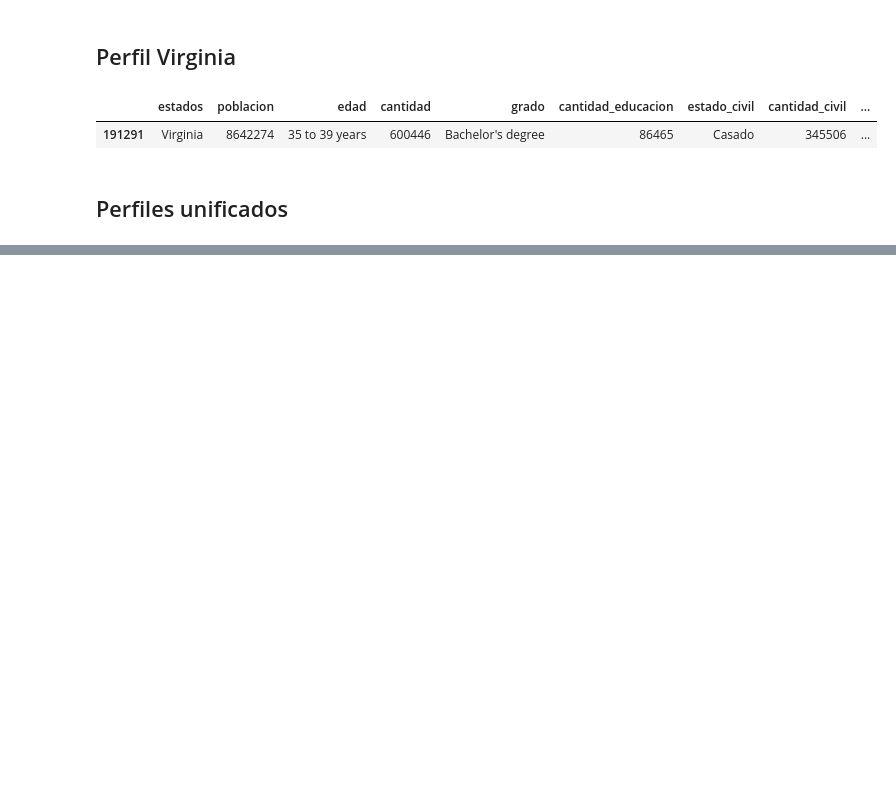
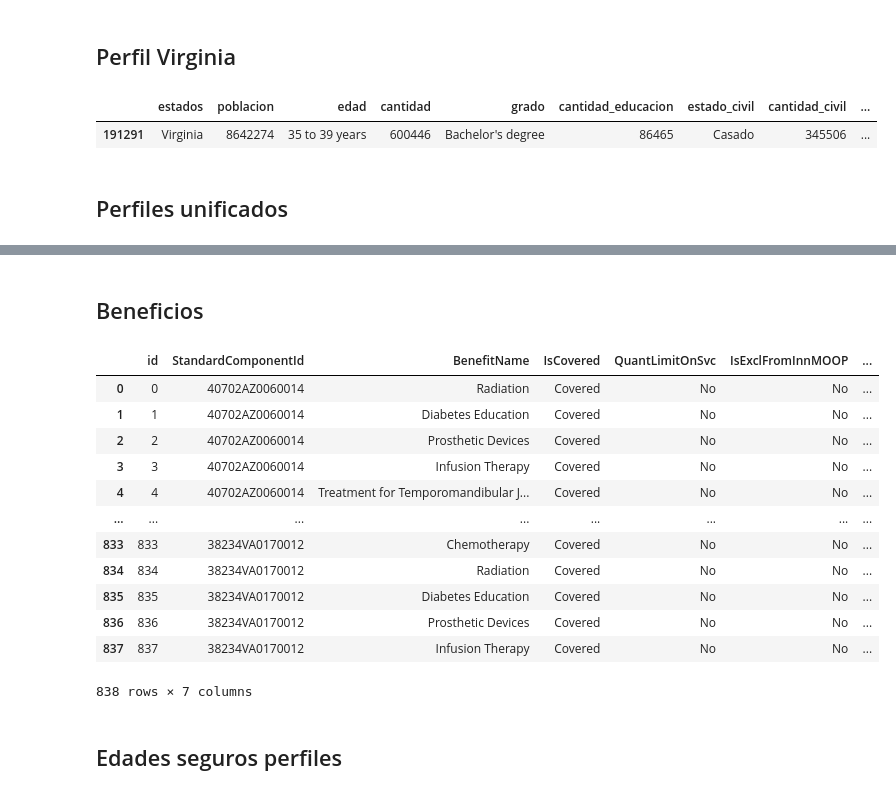
Before and after one commit to Lorena20U/proyect_bi, a Jupyter notebook: etl_nuevo_formato.ipynb, the cells around one changed output, grey strips where cells are left out. Drawn from its saved outputs; the diff is of its cells as text; code cells hidden in the pictures; blank space fills up the shorter version.

```diff
--- a/etl_nuevo_formato.ipynb
+++ b/etl_nuevo_formato.ipynb
@@ -769,0 +1349,49 @@ perfiles
+# %% [markdown]
+## Beneficios
+# %%
+beneficios = pd.read_csv("Benefits.csv")
+# %%
+beneficios = beneficios[beneficios["StateCode"].isin(state_filter)]
+tabla_beneficios = pd.merge(planes_perfiles_unificado["id"],beneficios, how="left", left_on="id", right_on="StandardComponentId")
+tabla_beneficios = tabla_beneficios[["StandardComponentId","PlanId","BenefitName","IsCovered","QuantLimitOnSvc","Explanation","IsExclFromInnMOOP","IsExclFromOonMOOP","CopayInnTier1","CopayInnTier2","CopayOutofNet","CoinsInnTier1","CoinsInnTier2","CoinsOutofNet","LimitQty","LimitUnit"]]
+tabla_beneficios = tabla_beneficios[tabla_beneficios["IsCovered"] == "Covered"]
+tabla_beneficios = tabla_beneficios[tabla_beneficios["IsExclFromInnMOOP"] == "No"]
+# tabla_beneficios = tabla_beneficios.reset_index().reset_index()
+tabla_beneficios = tabla_beneficios.drop(["PlanId","Explanation"], axis=1)
+tabla_beneficios["CopayInnTier1"] = tabla_beneficios["CopayInnTier1"].apply(copay_tranform)
+tabla_beneficios["CopayInnTier2"] = tabla_beneficios["CopayInnTier2"].apply(copay_tranform)
+tabla_beneficios["CopayOutofNet"] = tabla_beneficios["CopayOutofNet"].apply(copay_tranform)
+tabla_beneficios["CoinsInnTier1"] = tabla_beneficios["CoinsInnTier1"].fillna("0%")
+tabla_beneficios["CoinsInnTier2"] = tabla_beneficios["CoinsInnTier2"].fillna("0%")
+tabla_beneficios["CoinsOutofNet"] = tabla_beneficios["CoinsOutofNet"].fillna("0%")
+tabla_beneficios["LimitQty"] = tabla_beneficios["LimitQty"].fillna("0")
+tabla_beneficios["LimitUnit"] = tabla_beneficios["LimitUnit"].fillna("")
+tabla_beneficios["IsCovered"] = tabla_beneficios["IsCovered"].fillna("Not Covered")
+tabla_beneficios["QuantLimitOnSvc"] = tabla_beneficios["QuantLimitOnSvc"].fillna("No")
+tabla_beneficios["IsExclFromInnMOOP"] = tabla_beneficios["IsExclFromInnMOOP"].fillna("No")
+tabla_beneficios["IsExclFromOonMOOP"] = tabla_beneficios["IsExclFromOonMOOP"].fillna("No")
+tabla_beneficios = tabla_beneficios.drop_duplicates()
+tabla_beneficios["repetidos"] = tabla_beneficios.groupby(['StandardComponentId', 'BenefitName']).cumcount() + 1
+tabla_beneficios = tabla_beneficios[tabla_beneficios["repetidos"] == 1]
+tabla_beneficios = tabla_beneficios.reset_index().reset_index()
+tabla_beneficios = tabla_beneficios.drop(["repetidos","index"], axis=1)
+tabla_beneficios = tabla_beneficios.rename(columns={"level_0":"id"})
+#tabla_beneficios[["StandardComponentId","BenefitName"]].value_counts()
+tabla_beneficios = tabla_beneficios.iloc[:,0:7]
+tabla_beneficios
+# %% [output]
+|  | id | StandardComponentId | BenefitName | IsCovered | QuantLimitOnSvc | IsExclFromInnMOOP | ... |
+| 0 | 0 | 40702AZ0060014 | Radiation | Covered | No | No | ... |
+| 1 | 1 | 40702AZ0060014 | Diabetes Education | Covered | No | No | ... |
+| 2 | 2 | 40702AZ0060014 | Prosthetic Devices | Covered | No | No | ... |
+| 3 | 3 | 40702AZ0060014 | Infusion Therapy | Covered | No | No | ... |
+| 4 | 4 | 40702AZ0060014 | Treatment for Temporomandibular J... | Covered | No | No | ... |
+| ... | ... | ... | ... | ... | ... | ... | ... |
+| 833 | 833 | 38234VA0170012 | Chemotherapy | Covered | No | No | ... |
+| 834 | 834 | 38234VA0170012 | Radiation | Covered | No | No | ... |
+| 835 | 835 | 38234VA0170012 | Diabetes Education | Covered | No | No | ... |
+| 836 | 836 | 38234VA0170012 | Prosthetic Devices | Covered | No | No | ... |
+| 837 | 837 | 38234VA0170012 | Infusion Therapy | Covered | No | No | ... |
+838 rows × 7 columns
+# %% [markdown]
+## Edades seguros perfiles
```
Also changed, not shown: parts of 69 cells of this notebook.
